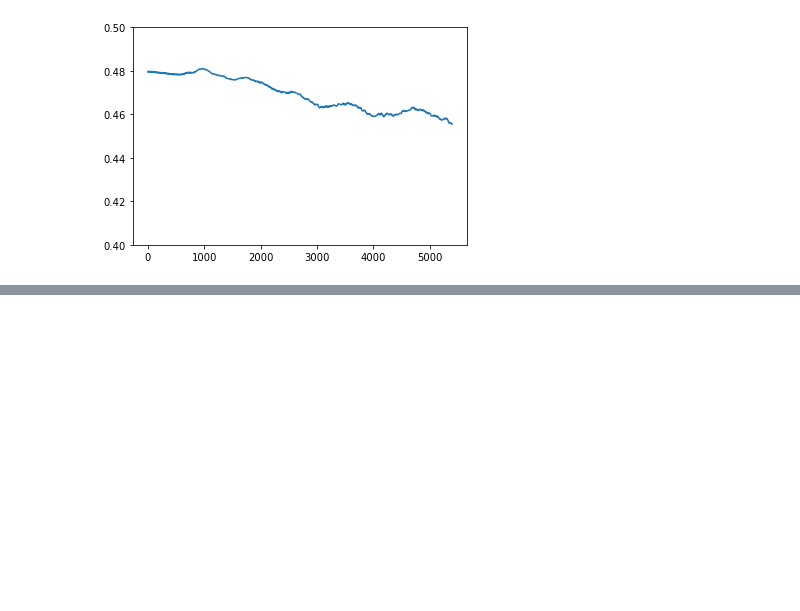
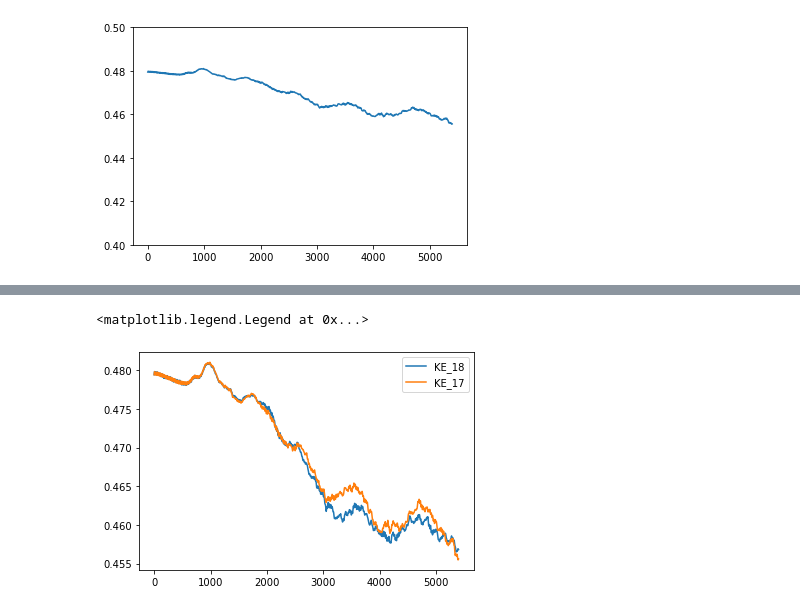
Before and after one commit to sharma-kk/viscous_shallow_water, a Jupyter notebook: kinetic_energy_plots.ipynb, the cells around one changed output, grey strips where cells are left out. Cells and saved outputs as stored; diff of their text form; code cells hidden in the pictures; blank space fills up the shorter version.

```diff
--- a/kinetic_energy_plots.ipynb
+++ b/kinetic_energy_plots.ipynb
@@ -20,0 +32,8 @@ plt.ylim(top = .5)
+# %%
+time = np.arange(2701)*2
+plt.plot(time, KE_18, label="KE_18") # Dt = 0.02 / 16 min
+plt.plot(KE_17,label="KE_17" ) # Dt = 0.01 / 8 min
+plt.legend()
+# %% [output]
+<matplotlib.legend.Legend at 0x...>
+[figure, added]
```
Also changed, not shown: parts of 3 cells of this notebook, 3 other files.
